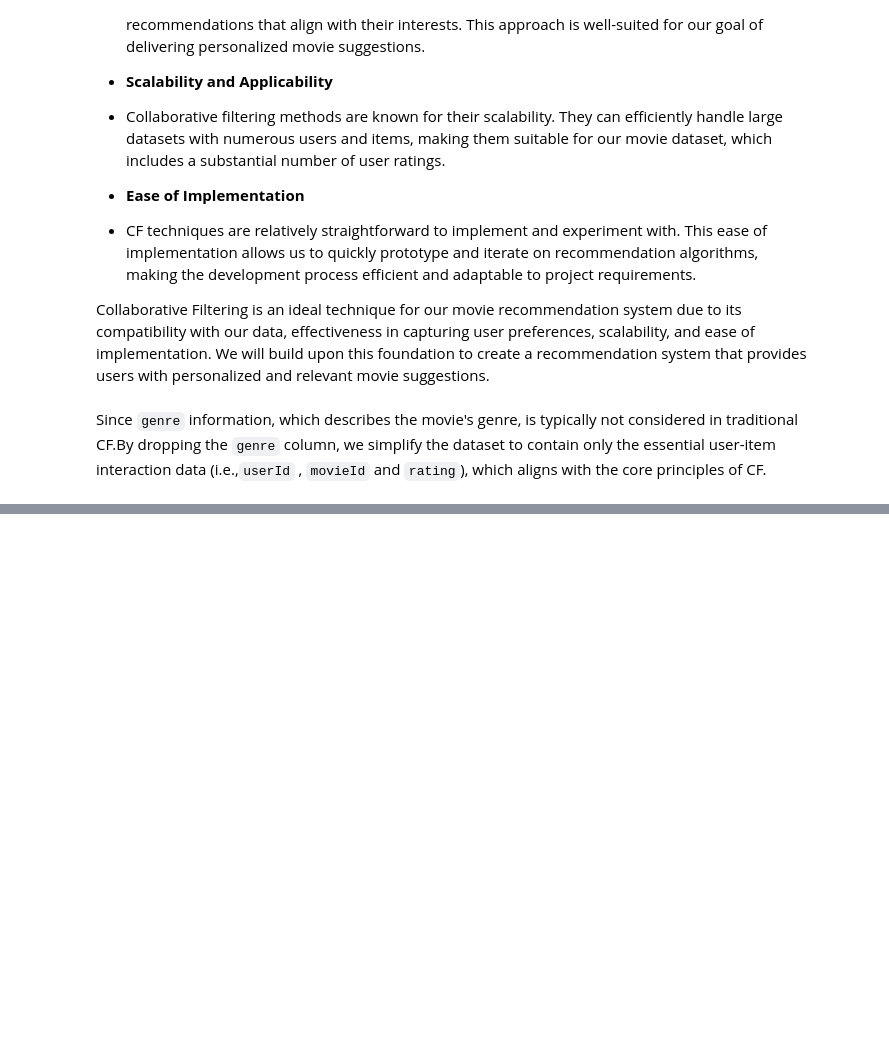
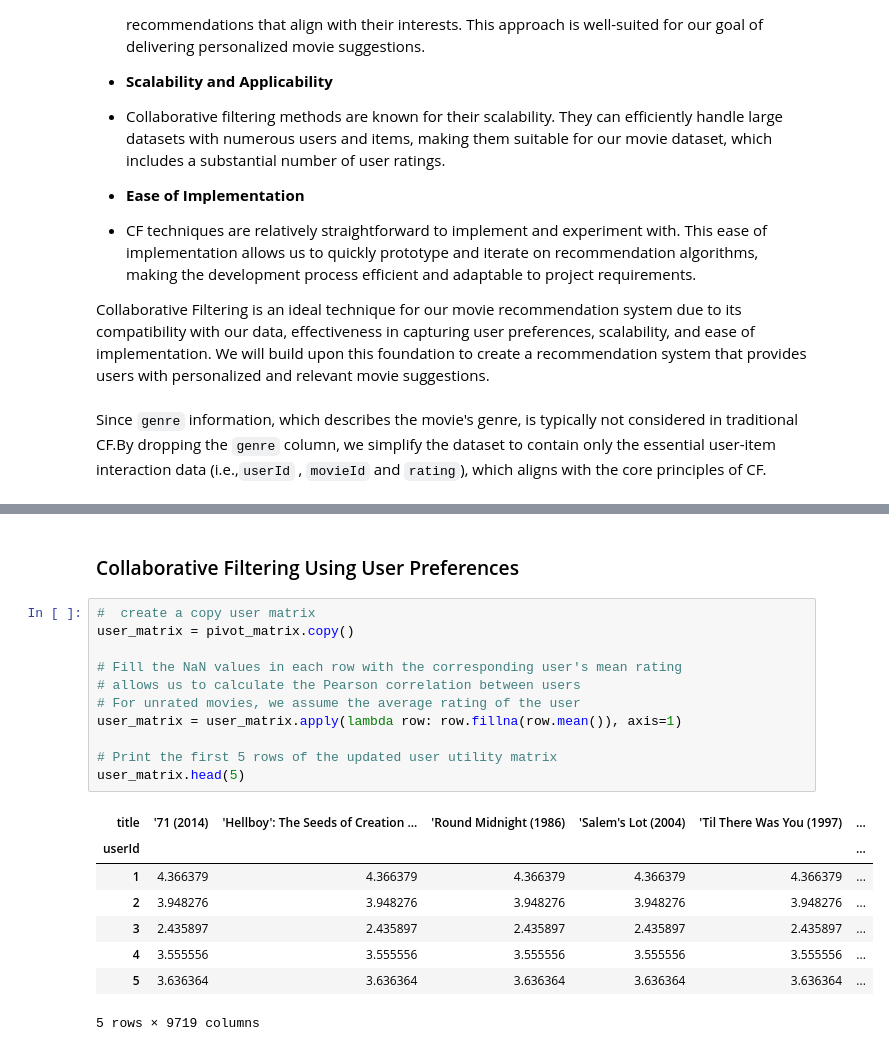
Before and after one commit to Dudimath/ScreenGenius-Smart-Movie-Suggestions, a Jupyter notebook: movie.ipynb, the cells around one changed output, grey strips where cells are left out. Drawn from its saved outputs; the diff is of its cells as text; blank space fills up the shorter version.

```diff
--- a/movie.ipynb
+++ b/movie.ipynb
@@ -658,0 +701,22 @@ Since `genre` information, which describes the movie's genre, is typically not c
+# %% [markdown]
+### Collaborative Filtering Using User Preferences
+# %%
+#  create a copy user matrix
+user_matrix = pivot_matrix.copy()
+
+# Fill the NaN values in each row with the corresponding user's mean rating
+# allows us to calculate the Pearson correlation between users
+# For unrated movies, we assume the average rating of the user
+user_matrix = user_matrix.apply(lambda row: row.fillna(row.mean()), axis=1)
+
+# Print the first 5 rows of the updated user utility matrix
+user_matrix.head(5)
+# %% [output]
+| title | '71 (2014) | 'Hellboy': The Seeds of Creation ... | 'Round Midnight (1986) | 'Salem's Lot (2004) | 'Til There Was You (1997) | ... |
+| userId |  |  |  |  |  | ... |
+| 1 | 4.366379 | 4.366379 | 4.366379 | 4.366379 | 4.366379 | ... |
+| 2 | 3.948276 | 3.948276 | 3.948276 | 3.948276 | 3.948276 | ... |
+| 3 | 2.435897 | 2.435897 | 2.435897 | 2.435897 | 2.435897 | ... |
+| 4 | 3.555556 | 3.555556 | 3.555556 | 3.555556 | 3.555556 | ... |
+| 5 | 3.636364 | 3.636364 | 3.636364 | 3.636364 | 3.636364 | ... |
+5 rows × 9719 columns
```
Also changed, not shown: parts of 19 cells of this notebook.
